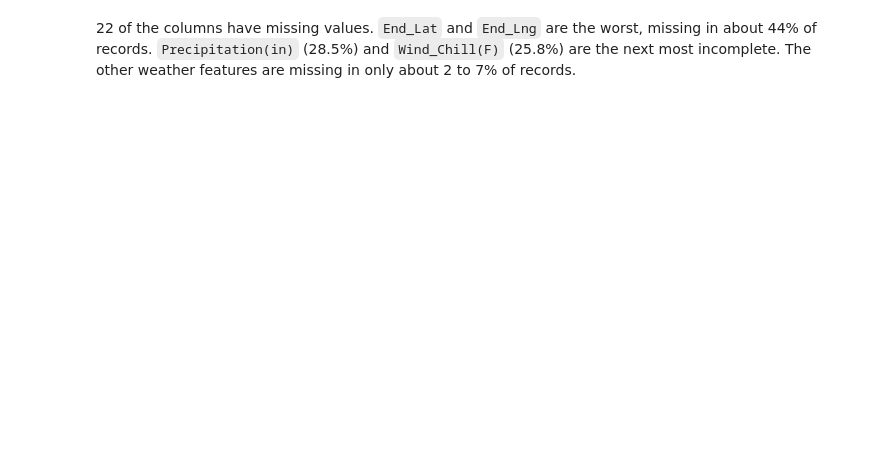
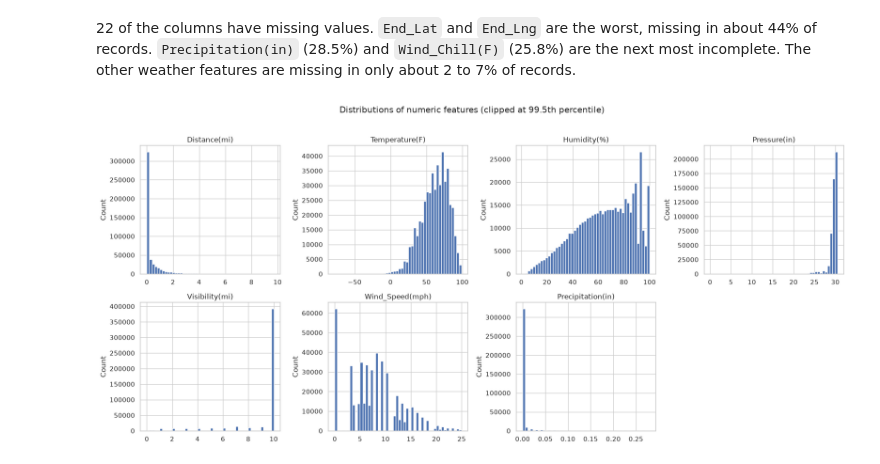
Before and after one commit to ZSchuler/traffic-accident-severity-predictor, a Jupyter notebook: eda.ipynb, the cells around one changed output. Saved outputs shown, nothing was run; the diff lists cells and outputs as text; code cells hidden in the pictures; blank space fills up the shorter version.

```diff
--- a/eda.ipynb
+++ b/eda.ipynb
@@ -83,2 +97,22 @@ plt.show()
 # %% [markdown]
 22 of the columns have missing values. `End_Lat` and `End_Lng` are the worst, missing in about 44% of records. `Precipitation(in)` (28.5%) and `Wind_Chill(F)` (25.8%) are the next most incomplete. The other weather features are missing in only about 2 to 7% of records.
+# %%
+num_cols = ['Distance(mi)', 'Temperature(F)', 'Humidity(%)', 'Pressure(in)',
+            'Visibility(mi)', 'Wind_Speed(mph)', 'Precipitation(in)']
+num_cols = [c for c in num_cols if c in df.columns]
+
+fig, axes = plt.subplots(2, 4, figsize=(18, 8))
+for ax, col in zip(axes.ravel(), num_cols):
+    data = df[col].dropna()
+    # clip extreme outliers at the 99.5th percentile so the shape is visible
+    data = data[data <= data.quantile(0.995)]
+    ax.hist(data, bins=50, edgecolor='white')
+    ax.set_title(col)
+    ax.set_ylabel('Count')
+for ax in axes.ravel()[len(num_cols):]:
+    ax.axis('off')
+plt.suptitle('Distributions of numeric features (clipped at 99.5th percentile)', y=1.02)
+plt.tight_layout()
+plt.show()
+# %% [output]
+[figure, added]
```
Also changed, not shown: parts of 7 cells of this notebook, 1 other file.
